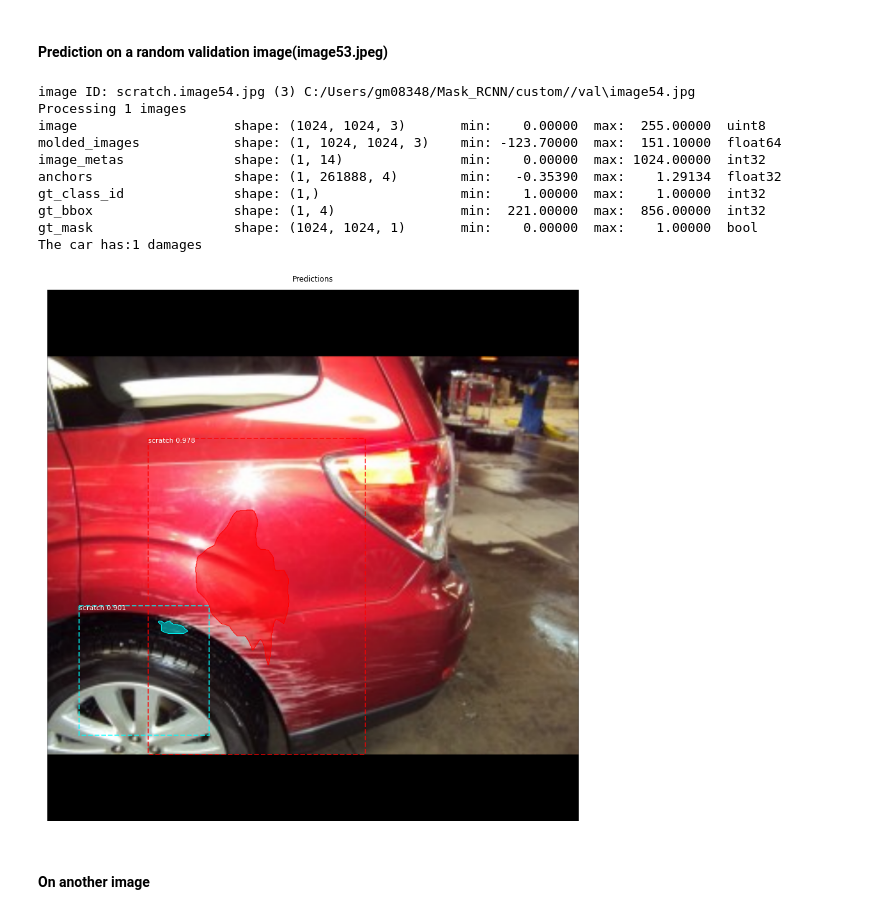
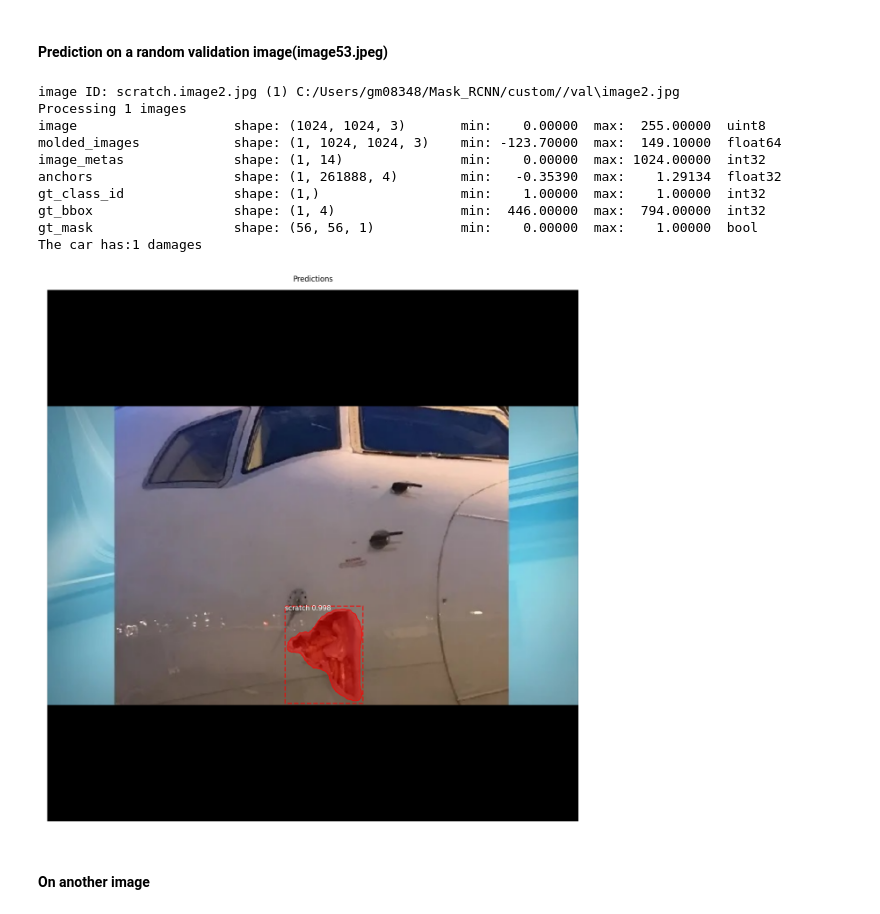
Before and after one commit to Snoopgrey/AircraftDamageDetection, a Jupyter notebook: Mask_RCNN_car_damage_prediction.ipynb, the cells around one changed output. Saved outputs shown, nothing was run; the diff lists cells and outputs as text; code cells hidden in the pictures.

```diff
--- a/Mask_RCNN_car_damage_prediction.ipynb
+++ b/Mask_RCNN_car_damage_prediction.ipynb
@@ -245,7 +249,7 @@ with tf.device(DEVICE):
 
 # load the last best model you trained
 # weights_path = model.find_last()[1]
-custom_WEIGHTS_PATH = 'C:/Users/gm08348/Mask_RCNN/logs/scratch20250418T115331/mask_rcnn_scratch_0015.h5'
+custom_WEIGHTS_PATH = 'C:/Users/Gm08348/Mask_RCNN2/logs/scratch20250418T115331/mask_rcnn_scratch_0015.h5'
 # Load weights
 print("Loading weights ", custom_WEIGHTS_PATH)
 model.load_weights(custom_WEIGHTS_PATH, by_name=True)
@@ -287,36 +294,36 @@ visualize.display_weight_stats(model)
 # %%
 image_id = random.choice(dataset.image_ids)
 image, image_meta, gt_class_id, gt_bbox, gt_mask =\
-    modellib.load_image_gt(dataset, config, image_id, use_mini_mask=False)
+    modellib.load_image_gt(dataset, config, image_id)
 info = dataset.image_info[image_id]
 print("image ID: {}.{} ({}) {}".format(info["source"], info["id"], image_id,
                                        dataset.image_reference(image_id)))
 
 # Run object detection
 results = model.detect([image], verbose=1)
 
 # Display results
 ax = get_ax(1)
 r = results[0]
 visualize.display_instances(image, r['rois'], r['masks'], r['class_ids'],
                             dataset.class_names, r['scores'], ax=ax,
                             title="Predictions")
 log("gt_class_id", gt_class_id)
 log("gt_bbox", gt_bbox)
 log("gt_mask", gt_mask)
 print('The car has:{} damages'.format(len(dataset.image_info[image_id]['polygons'])))
 # %% [output]
-image ID: scratch.image54.jpg (3) C:/Users/gm08348/Mask_RCNN/custom//val\image54.jpg
+image ID: scratch.image2.jpg (1) C:/Users/gm08348/Mask_RCNN/custom//val\image2.jpg
 Processing 1 images
 image                    shape: (1024, 1024, 3)       min:    0.00000  max:  255.00000  uint8
-molded_images            shape: (1, 1024, 1024, 3)    min: -123.70000  max:  151.10000  float64
+molded_images            shape: (1, 1024, 1024, 3)    min: -123.70000  max:  149.10000  float64
 image_metas              shape: (1, 14)               min:    0.00000  max: 1024.00000  int32
 anchors                  shape: (1, 261888, 4)        min:   -0.35390  max:    1.29134  float32
 gt_class_id              shape: (1,)                  min:    1.00000  max:    1.00000  int32
-gt_bbox                  shape: (1, 4)                min:  221.00000  max:  856.00000  int32
-gt_mask                  shape: (1024, 1024, 1)       min:    0.00000  max:    1.00000  bool
+gt_bbox                  shape: (1, 4)                min:  446.00000  max:  794.00000  int32
+gt_mask                  shape: (56, 56, 1)           min:    0.00000  max:    1.00000  bool
 The car has:1 damages
-[figure, old version]
+[figure, new version]
 # %% [markdown]
 #### On another image
 # %%
```
Also changed, not shown: parts of 8 cells of this notebook, 2 other files.
